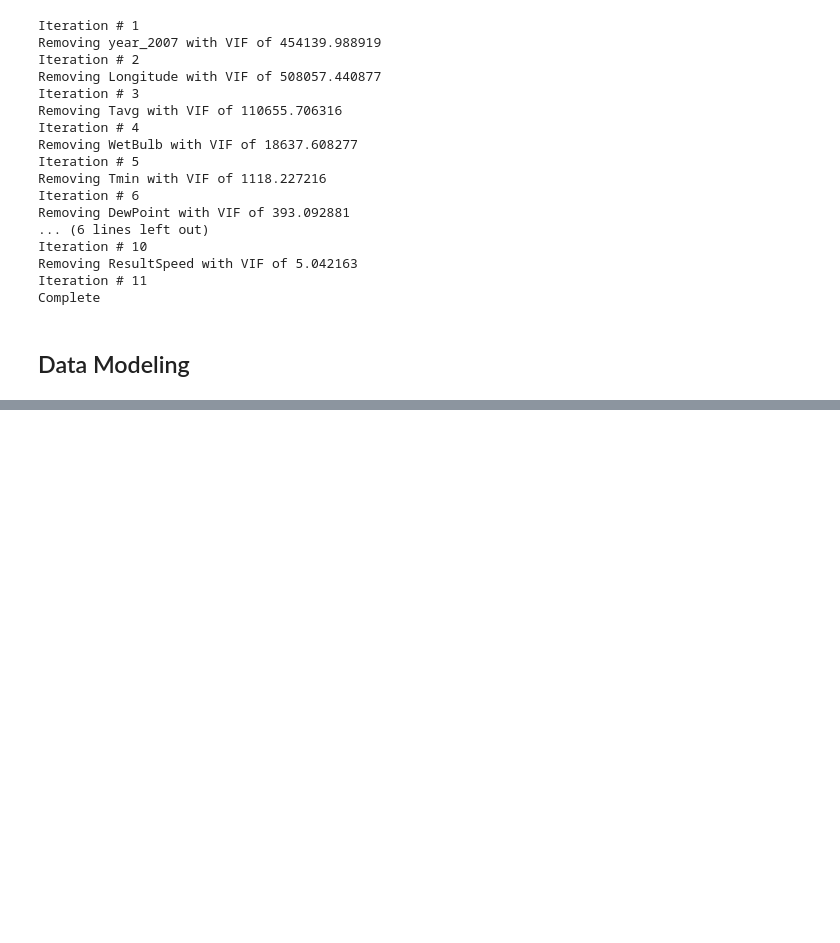
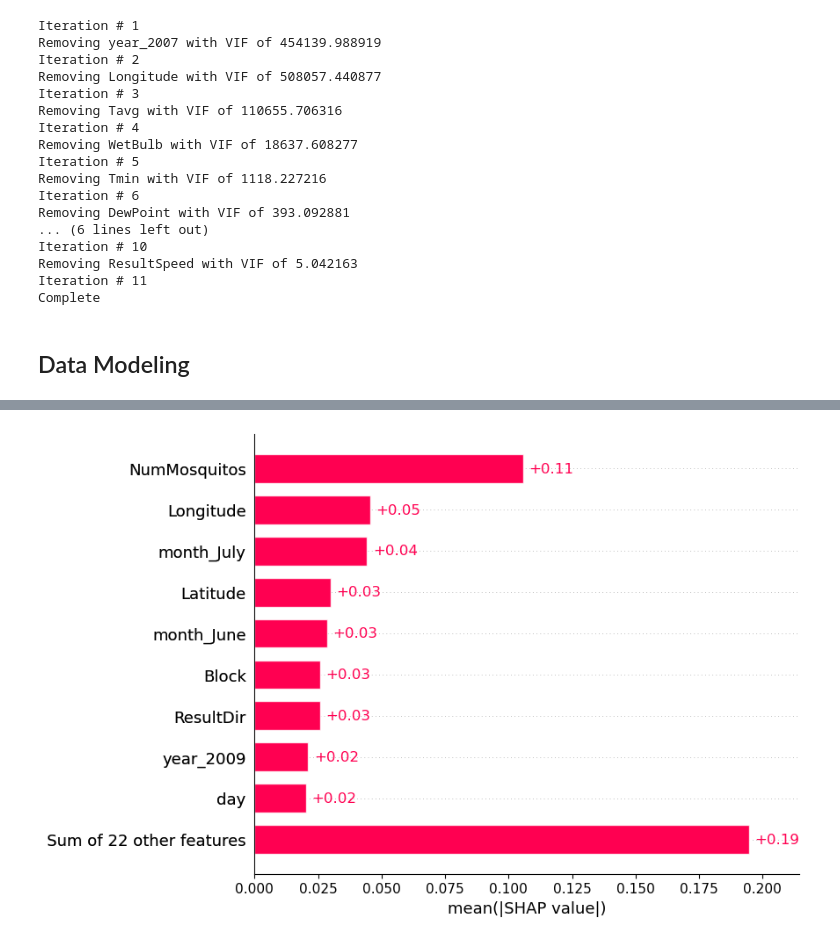
Before and after one commit to evanwmeeks/Springboard, a Jupyter notebook: Capstone 2/Capstone 2 - West Nile Virus Prediction.ipynb, the cells around one changed output, grey strips where cells are left out. Saved outputs shown, nothing was run; the diff lists cells and outputs as text; code cells hidden in the pictures; blank space fills up the shorter version.

```diff
--- a/Capstone 2/Capstone 2 - West Nile Virus Prediction.ipynb
+++ b/Capstone 2/Capstone 2 - West Nile Virus Prediction.ipynb
@@ -656,0 +742,9 @@ X_test=X_test[X_train.columns]
+# %%
+#Beginning SHAP Analysis on the XGBoost Model to better understand how each feature attributed to the model scoring.
+explainer = shap.Explainer(XGB.predict, X_test)
+# %%
+shap_values = explainer(X_test)
+# %%
+shap.plots.bar(shap_values)
+# %% [output]
+[figure, added]
```
Also changed, not shown: parts of 16 cells of this notebook, 1 other file.
